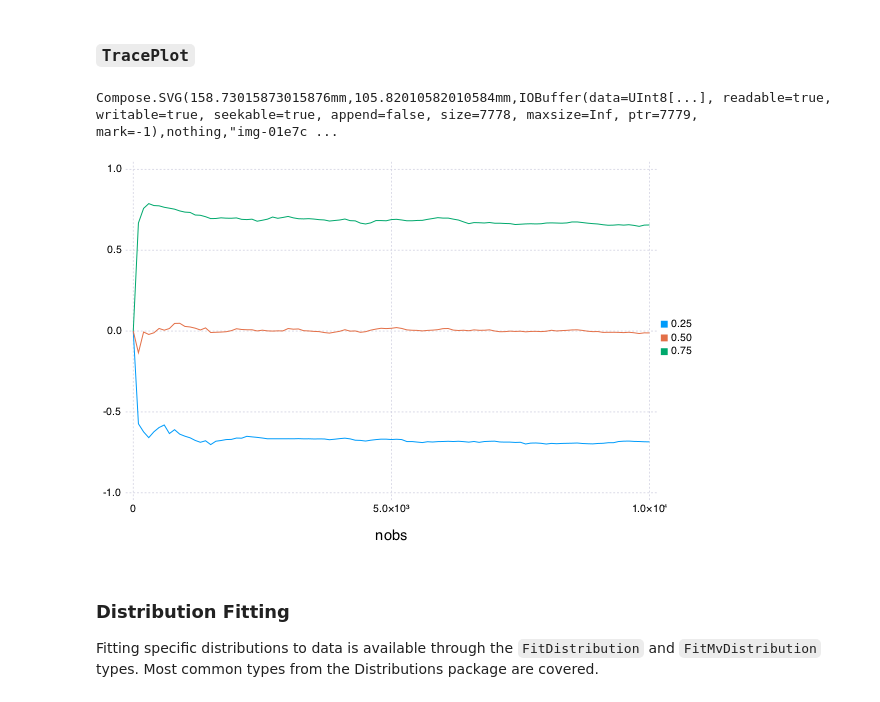
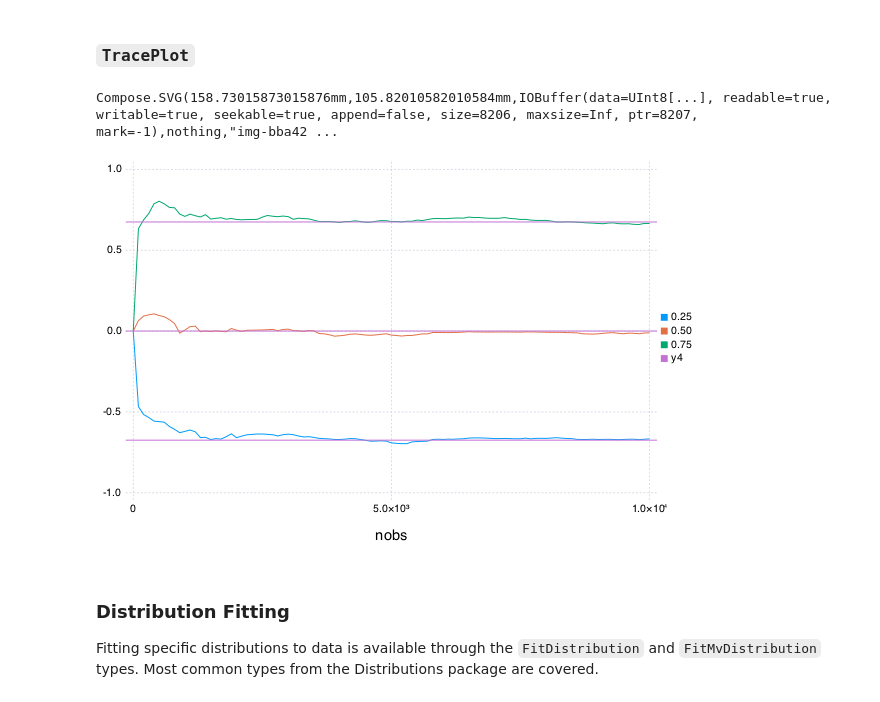
Before and after one commit to joshday/TriangleJuliaUsers_OnlineStats, a Jupyter notebook: OnlineStats Talk.ipynb, the cells around one changed output. Drawn from its saved outputs; the diff is of its cells as text; code cells hidden in the pictures.

```diff
--- a/OnlineStats Talk.ipynb
+++ b/OnlineStats Talk.ipynb
@@ -115,16 +115,15 @@ $$\theta^{(t)} = \theta^{(t-1)} - \gamma_t \; g_t$$
 # %% [markdown]
 ### `TracePlot`
 # %%
-# Online MM Algorithm for quantiles
-o = QuantileMM(LearningRate(.7))
+o = QuantileMM(LearningRate(.7))  # Online MM Algorithm for quantiles
 tr = TracePlot(o, value, xlab = "nobs", lab = ["0.25" "0.50" "0.75"])
 for i in 1:100
     fit!(tr, randn(100))
 end
-plot(tr)
+plot(tr);  hline!(quantile(Normal(), [.25, .5, .75]))
 # %% [output]
-Compose.SVG(158.73015873015876mm,105.82010582010584mm,IOBuffer(data=UInt8[...], readable=true, writable=true, seekable=true, append=false, size=7778, maxsize=Inf, ptr=7779, mark=-1),nothing,"img-01e7c ...
+Compose.SVG(158.73015873015876mm,105.82010582010584mm,IOBuffer(data=UInt8[...], readable=true, writable=true, seekable=true, append=false, size=8206, maxsize=Inf, ptr=8207, mark=-1),nothing,"img-bba42 ...
-[figure, old version]
+[figure, new version]
 # %% [markdown]
 ### Distribution Fitting
 
```
Also changed, not shown: parts of 14 cells of this notebook, 3 other files.
